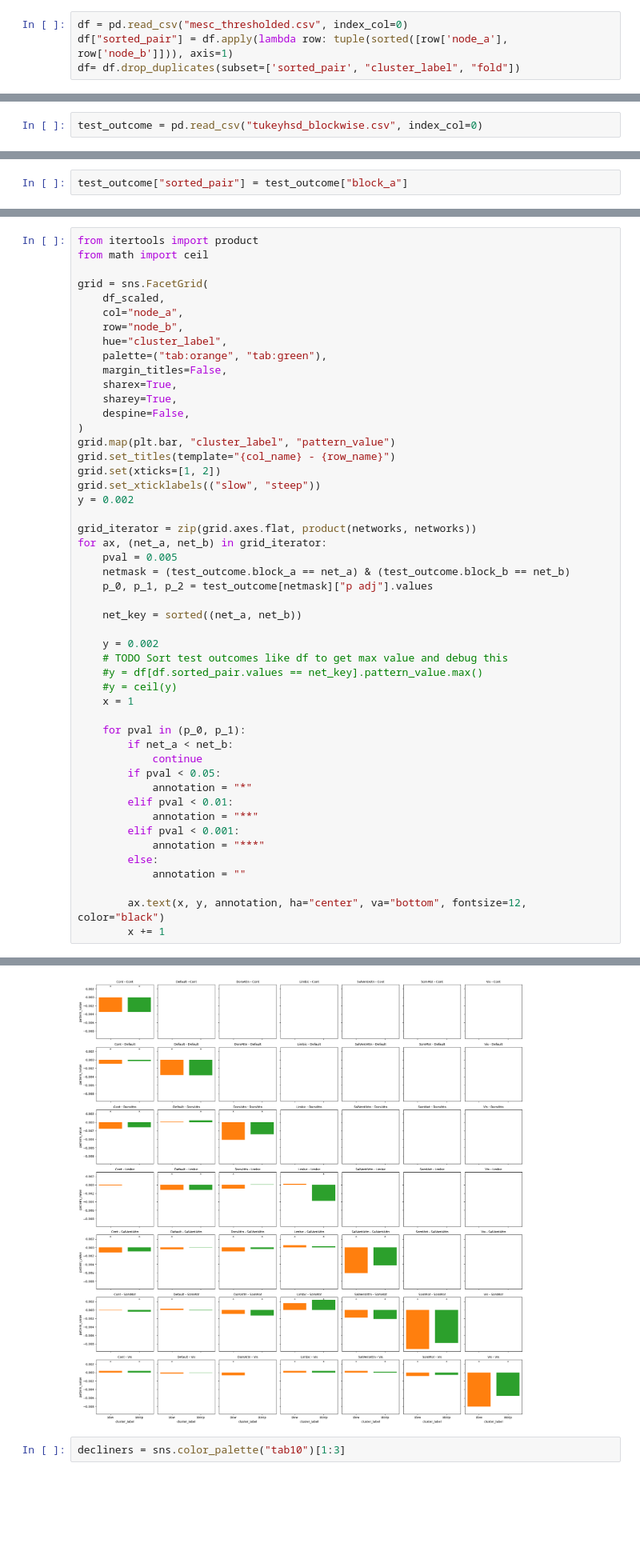
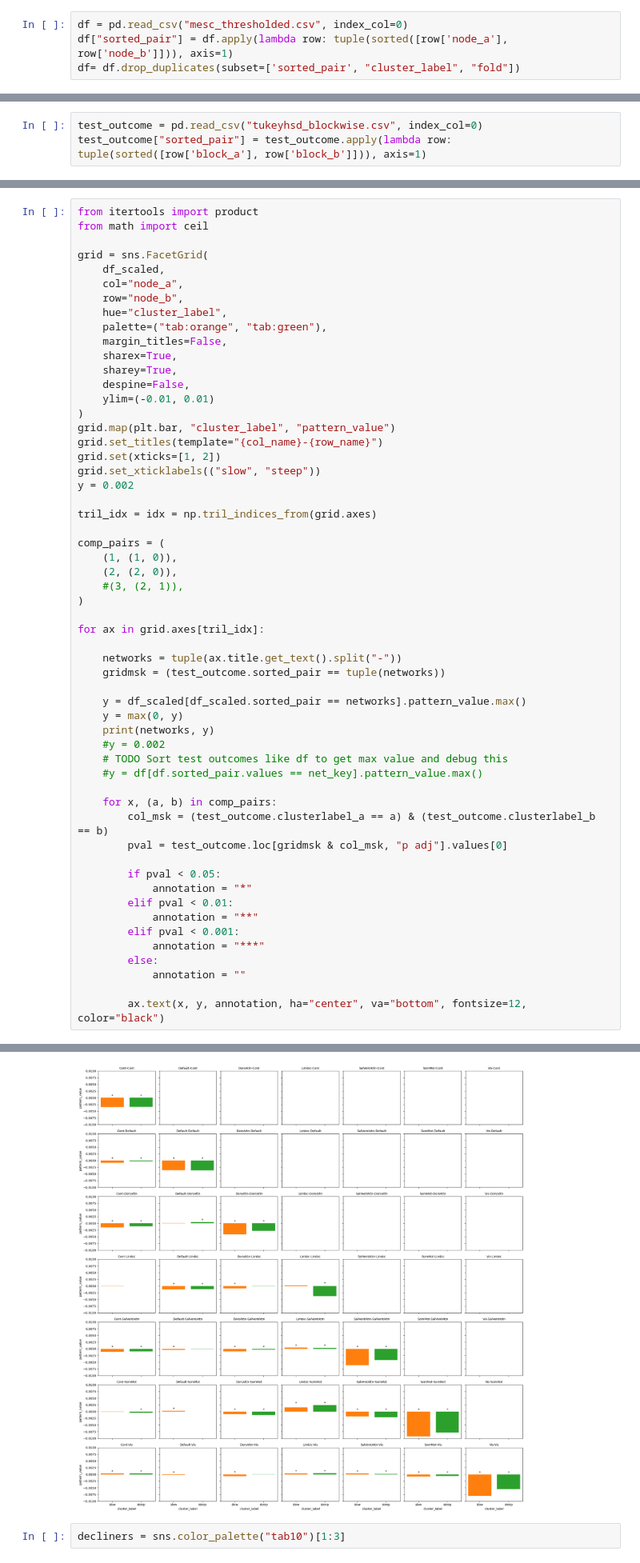
Before and after one commit to jonathan-legrand/article-figures, a Jupyter notebook: plot_connectivity.ipynb, the cells around one changed output, grey strips where cells are left out. Shown at 80% size. Cells and saved outputs as stored; diff of their text form; blank space fills up the shorter version.

Commit message:
Adjust star position for each plot

```diff
--- a/plot_connectivity.ipynb
+++ b/plot_connectivity.ipynb
@@ -21,3 +21,4 @@ for net_a, net_b in all_connectivities(networks):
     df_scaled.loc[target_net_msk, "pattern_value"] -= ref_value
 # %%
 test_outcome = pd.read_csv("tukeyhsd_blockwise.csv", index_col=0)
+test_outcome["sorted_pair"] = test_outcome.apply(lambda row: tuple(sorted([row['block_a'], row['block_b']])), axis=1)
@@ -75,2 +24,0 @@ df
-# %%
-test_outcome["sorted_pair"] = test_outcome["block_a"]
@@ -102,30 +36,38 @@ grid = sns.FacetGrid(
     sharex=True,
     sharey=True,
     despine=False,
+    ylim=(-0.01, 0.01)
 )
 grid.map(plt.bar, "cluster_label", "pattern_value")
-grid.set_titles(template="{col_name} - {row_name}")
+grid.set_titles(template="{col_name}-{row_name}")
 grid.set(xticks=[1, 2])
 grid.set_xticklabels(("slow", "steep"))
 y = 0.002
 
-grid_iterator = zip(grid.axes.flat, product(networks, networks))
-for ax, (net_a, net_b) in grid_iterator:
-    pval = 0.005
-    netmask = (test_outcome.block_a == net_a) & (test_outcome.block_b == net_b)
-    p_0, p_1, p_2 = test_outcome[netmask]["p adj"].values
+tril_idx = idx = np.tril_indices_from(grid.axes)
 
-    net_key = sorted((net_a, net_b))
+comp_pairs = (
+    (1, (1, 0)),
+    (2, (2, 0)),
+    #(3, (2, 1)),
+)
 
-    y = 0.002
+for ax in grid.axes[tril_idx]:
+
+    networks = tuple(ax.title.get_text().split("-"))
+    gridmsk = (test_outcome.sorted_pair == tuple(networks))
+
+    y = df_scaled[df_scaled.sorted_pair == networks].pattern_value.max()
+    y = max(0, y)
+    print(networks, y)
+    #y = 0.002
     # TODO Sort test outcomes like df to get max value and debug this
     #y = df[df.sorted_pair.values == net_key].pattern_value.max()
-    #y = ceil(y)
-    x = 1
 
-    for pval in (p_0, p_1):
-        if net_a < net_b:
-            continue
+    for x, (a, b) in comp_pairs:
+        col_msk = (test_outcome.clusterlabel_a == a) & (test_outcome.clusterlabel_b == b)
+        pval = test_outcome.loc[gridmsk & col_msk, "p adj"].values[0]
+
         if pval < 0.05:
             annotation = "*"
         elif pval < 0.01:
@@ -136,5 +78,4 @@ for ax, (net_a, net_b) in grid_iterator:
             annotation = ""
 
         ax.text(x, y, annotation, ha="center", va="bottom", fontsize=12, color="black")
-        x += 1
 # %% [output]
@@ -141,4 +99,4 @@ for ax, (net_a, net_b) in grid_iterator:
-[figure, old version]
+[figure, new version]
 # %%
 decliners = sns.color_palette("tab10")[1:3]
 # %%
```
Also changed, not shown: parts of 6 cells of this notebook.
